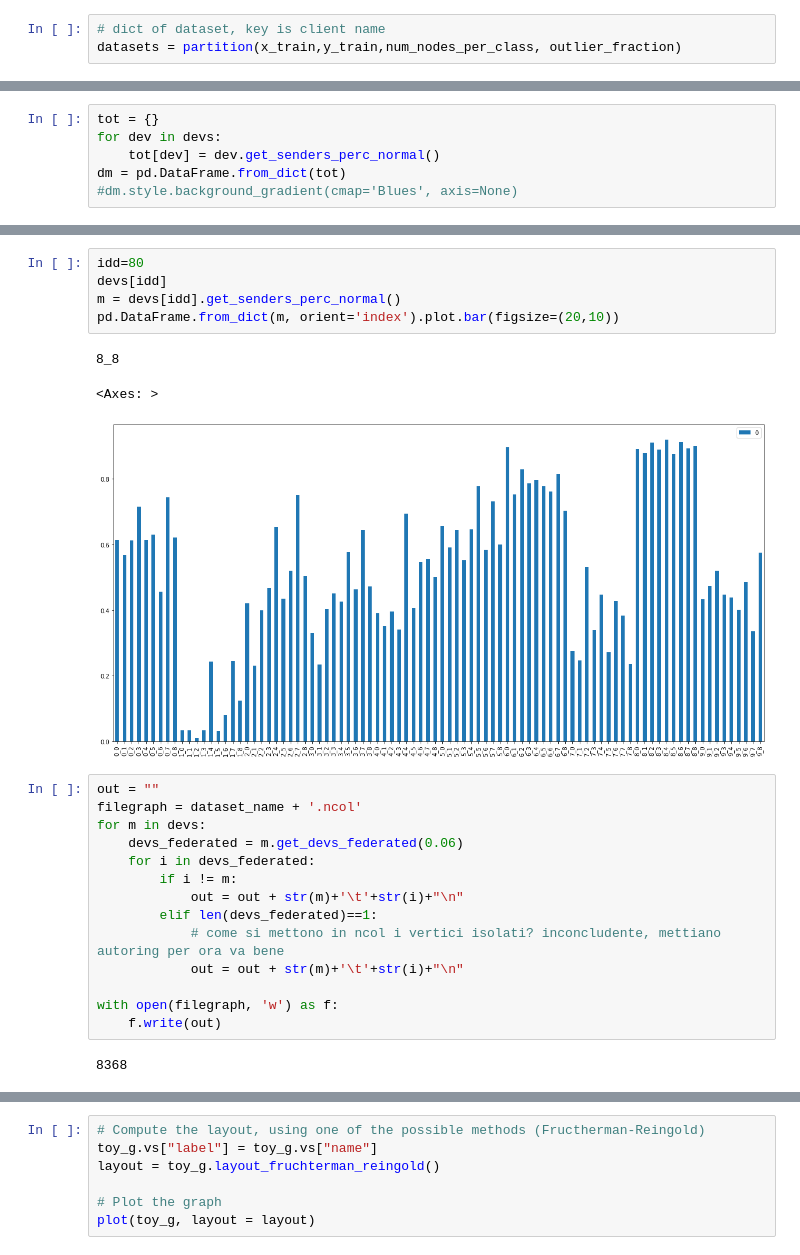
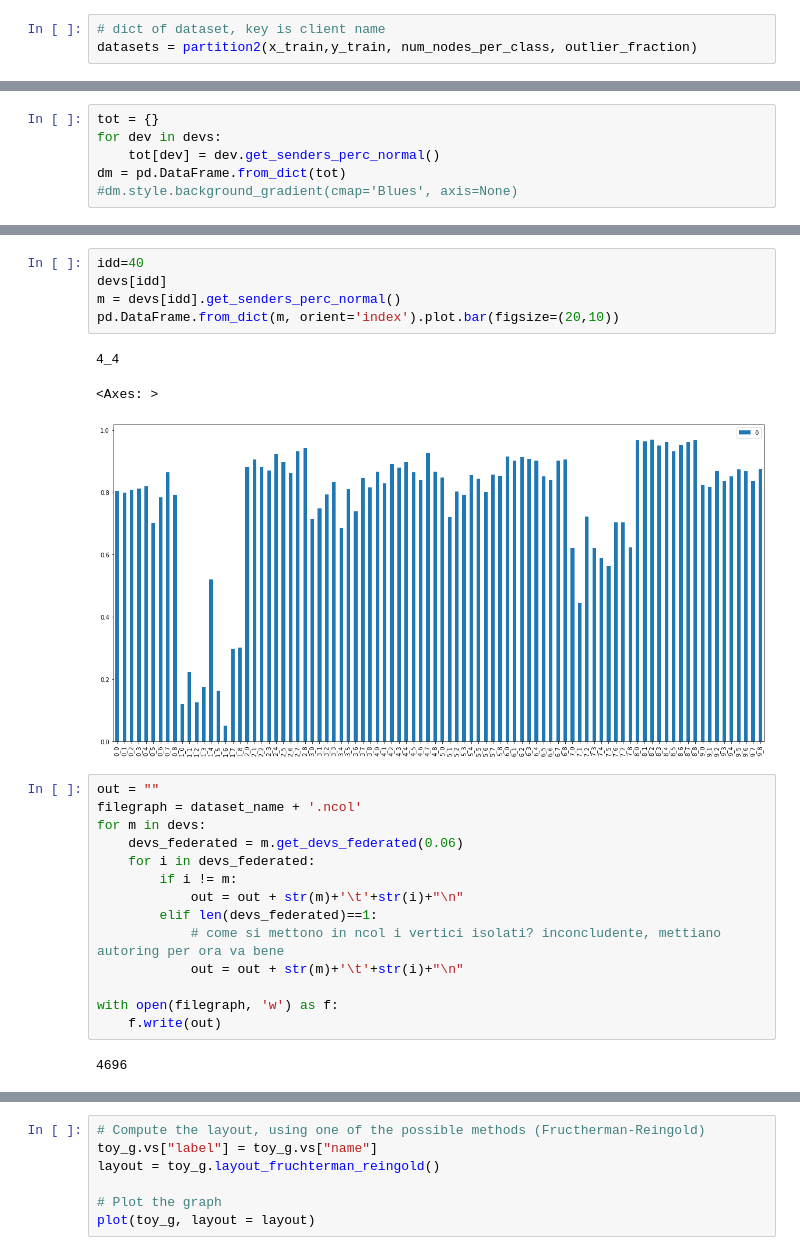
Before and after one commit to mirqr/afedtest1, a Jupyter notebook: 02_separation_fed_42 lastnew copy.ipynb, the cells around one changed output, grey strips where cells are left out. Saved outputs shown, nothing was run; the diff lists cells and outputs as text.

```diff
--- a/02_separation_fed_42 lastnew copy.ipynb
+++ b/02_separation_fed_42 lastnew copy.ipynb
@@ -75,5 +78,5 @@ print(x_test.shape)
 (10000, 784)
 # %%
 # dict of dataset, key is client name
-datasets = partition(x_train,y_train,num_nodes_per_class, outlier_fraction)
+datasets = partition2(x_train,y_train, num_nodes_per_class, outlier_fraction)
 # %% [output]
@@ -177,13 +190,13 @@ for m in devs:
 ... (168 outputs left out)
 # %%
-idd=80
+idd=40
 devs[idd]
 m = devs[idd].get_senders_perc_normal()
 pd.DataFrame.from_dict(m, orient='index').plot.bar(figsize=(20,10))
 # %% [output]
-8_8
+4_4
 <Axes: >
-[figure, old version]
+[figure, new version]
 # %%
 out = ""
 filegraph = dataset_name + '.ncol'
@@ -199,7 +212,7 @@ for m in devs:
 with open(filegraph, 'w') as f:
     f.write(out)
 # %% [output]
-8368
+4696
 # %%
 from igraph import *
 toy_g = read(filegraph, format = "ncol", directed = True)
```
Also changed, not shown: parts of 8 cells of this notebook, 5 other files.
